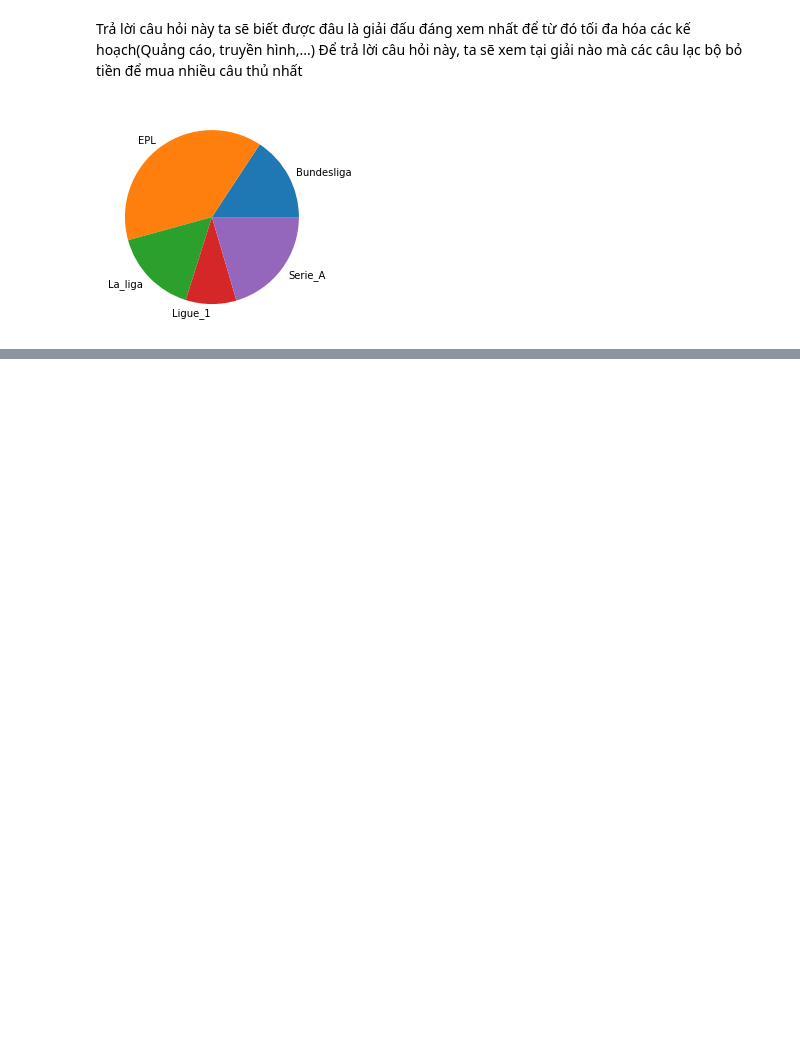
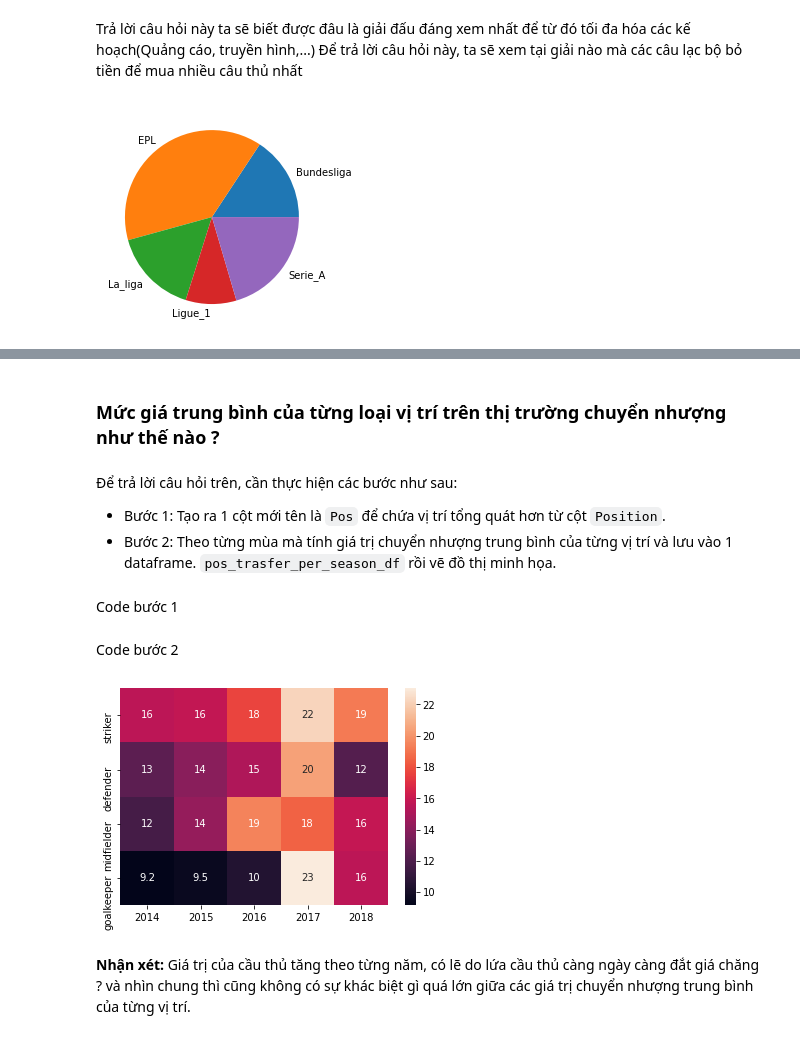
Before and after one commit to datpham2001/P4DS-CQ19-FinalProject, a Jupyter notebook: final-project.ipynb, the cells around one changed output, grey strips where cells are left out. Cells and saved outputs as stored; diff of their text form; code cells hidden in the pictures; blank space fills up the shorter version.

```diff
--- a/final-project.ipynb
+++ b/final-project.ipynb
@@ -261,0 +302,8 @@ plt.show()
+# %% [markdown]
+### Mức giá trung bình của từng loại vị trí trên thị trường chuyển nhượng như thế nào ?
+# %% [markdown]
+Để trả lời câu hỏi trên, cần thực hiện các bước như sau:
+- Bước 1: Tạo ra 1 cột mới tên là `Pos` để chứa vị trí tổng quát hơn từ cột `Position`.
+- Bước 2: Theo từng mùa mà tính giá trị chuyển nhượng trung bình của từng vị trí và lưu vào 1 dataframe. `pos_trasfer_per_season_df` rồi vẽ đồ thị minh họa.
+# %% [markdown]
+Code bước 1
@@ -261,0 +322,21 @@ plt.show()
+# %% [markdown]
+Code bước 2
+# %%
+season = list(transfer_df['Season'].unique())
+
+cols = ['Season', 'Pos', 'Transfer']
+pos_ss_df = transfer_df[cols]
+
+
+list_count = dict()
+for item in dict_pos.keys():
+    list_count[item] = list(pos_ss_df.where(pos_ss_df['Pos'] == item).dropna().groupby('Season')['Transfer'].mean().round(3))
+
+pos_trasfer_per_season_df = pd.DataFrame(list_count.values(), columns=season, index = list_count.keys())
+
+sns.heatmap(pos_trasfer_per_season_df, annot=True)
+plt.show()
+# %% [output]
+[figure, added]
+# %% [markdown]
+**Nhận xét:** Giá trị của cầu thủ tăng theo từng năm, có lẽ do lứa cầu thủ càng ngày càng đắt giá chăng ? và nhìn chung thì cũng không có sự khác biệt gì quá lớn giữa các giá trị chuyển nhượng trung bình của từng vị trí.
```
Also changed, not shown: parts of 28 cells of this notebook.
